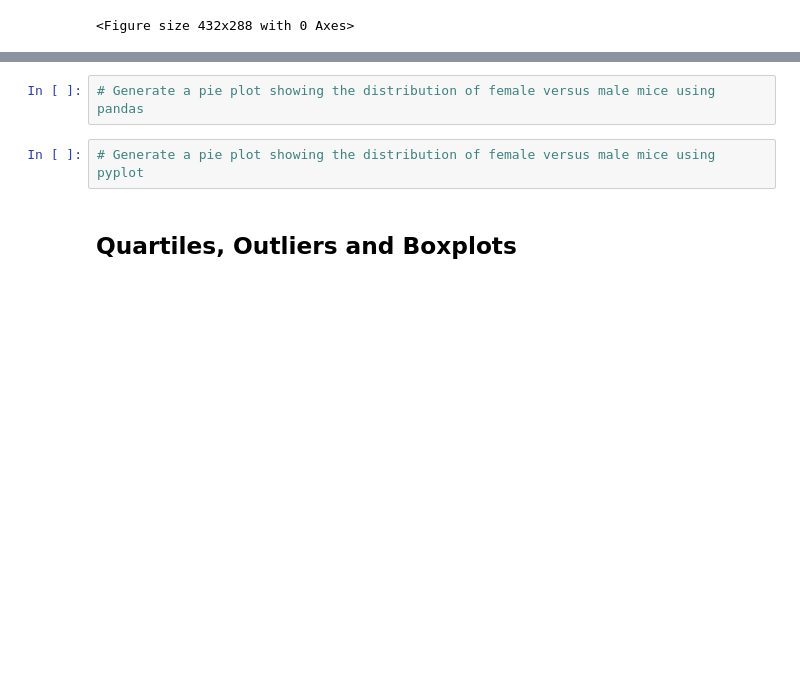
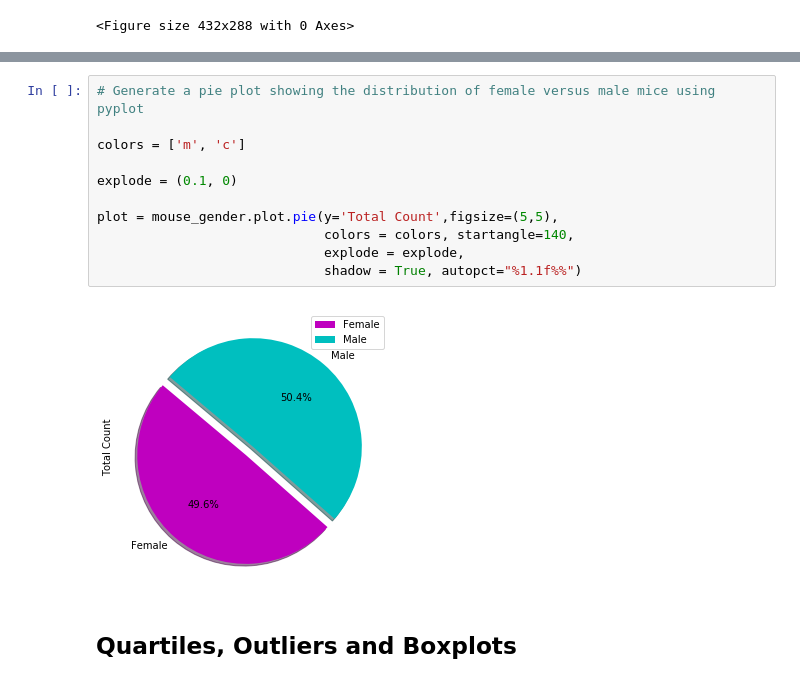
Before and after one commit to GStout17/Matplotlib-Challenge, a Jupyter notebook: Pymaceuticals_SCC _Tumor_Study.ipynb, the cells around one changed output, grey strips where cells are left out. Drawn from its saved outputs; the diff is of its cells as text; blank space fills up the shorter version.

```diff
--- a/Pymaceuticals_SCC _Tumor_Study.ipynb
+++ b/Pymaceuticals_SCC _Tumor_Study.ipynb
@@ -225,7 +271,16 @@ plt.tight_layout()
 # %%
-# Generate a pie plot showing the distribution of female versus male mice using pandas
+# Generate a pie plot showing the distribution of female versus male mice using pyplot
+
+colors = ['m', 'c']
+
+explode = (0.1, 0)
+
+plot = mouse_gender.plot.pie(y='Total Count',figsize=(5,5),
+                             colors = colors, startangle=140,
+                             explode = explode,
+                             shadow = True, autopct="%1.1f%%")
+# %% [output]
+[figure, added]
-# %%
-# Generate a pie plot showing the distribution of female versus male mice using pyplot
 # %% [markdown]
 ## Quartiles, Outliers and Boxplots
 # %%
```
Also changed, not shown: parts of 4 cells of this notebook.
